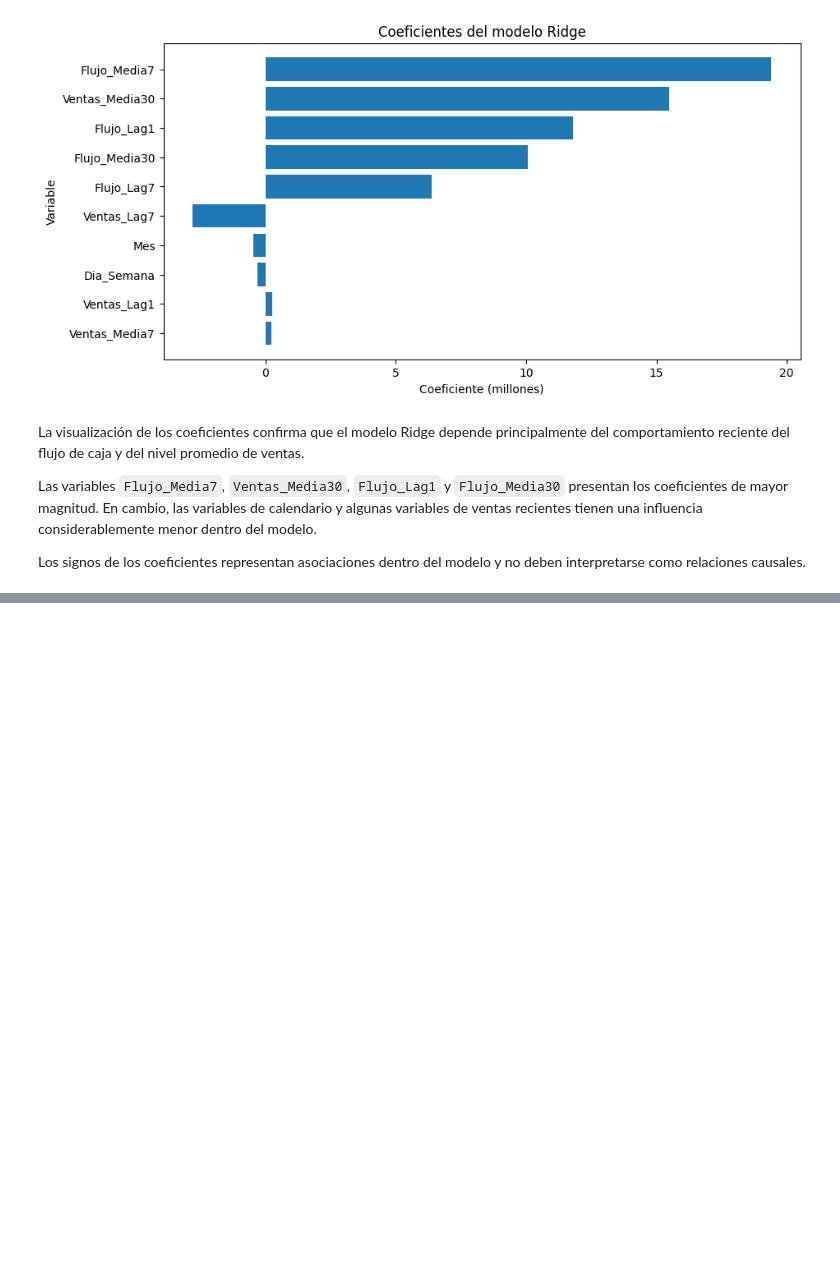
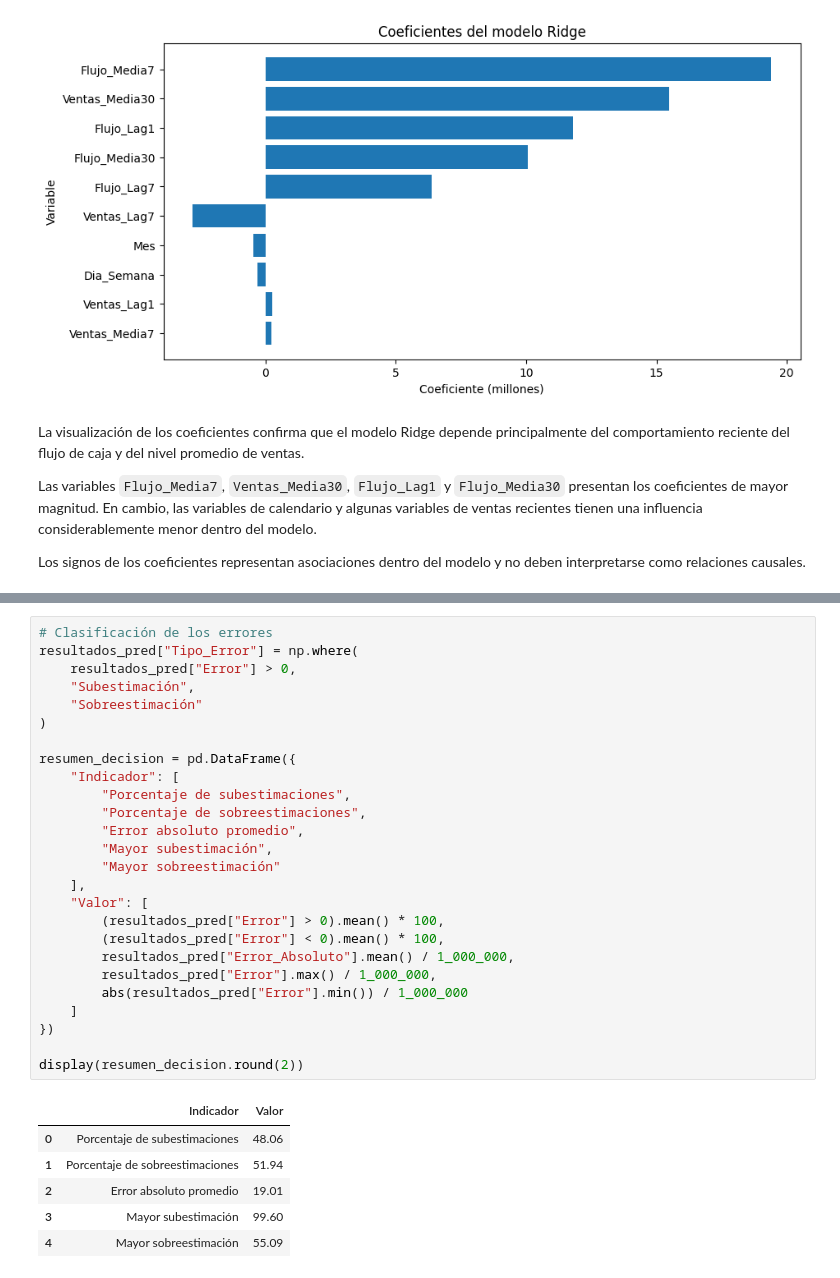
Before and after one commit to Vyena/ml_finance_teixeiradossantos, a Jupyter notebook: notebooks/Proyecto final/proyecto_flujo_caja.ipynb, the cells around one changed output, grey strips where cells are left out. Cells and saved outputs as stored; diff of their text form; blank space fills up the shorter version.

```diff
--- a/notebooks/Proyecto final/proyecto_flujo_caja.ipynb
+++ b/notebooks/Proyecto final/proyecto_flujo_caja.ipynb
@@ -1572,0 +1581,33 @@ Los signos de los coeficientes representan asociaciones dentro del modelo y no d
+# %%
+# Clasificación de los errores
+resultados_pred["Tipo_Error"] = np.where(
+    resultados_pred["Error"] > 0,
+    "Subestimación",
+    "Sobreestimación"
+)
+
+resumen_decision = pd.DataFrame({
+    "Indicador": [
+        "Porcentaje de subestimaciones",
+        "Porcentaje de sobreestimaciones",
+        "Error absoluto promedio",
+        "Mayor subestimación",
+        "Mayor sobreestimación"
+    ],
+    "Valor": [
+        (resultados_pred["Error"] > 0).mean() * 100,
+        (resultados_pred["Error"] < 0).mean() * 100,
+        resultados_pred["Error_Absoluto"].mean() / 1_000_000,
+        resultados_pred["Error"].max() / 1_000_000,
+        abs(resultados_pred["Error"].min()) / 1_000_000
+    ]
+})
+
+display(resumen_decision.round(2))
+# %% [output]
+|  | Indicador | Valor |
+| 0 | Porcentaje de subestimaciones | 48.06 |
+| 1 | Porcentaje de sobreestimaciones | 51.94 |
+| 2 | Error absoluto promedio | 19.01 |
+| 3 | Mayor subestimación | 99.60 |
+| 4 | Mayor sobreestimación | 55.09 |
```
Also changed, not shown: parts of 6 cells of this notebook.
